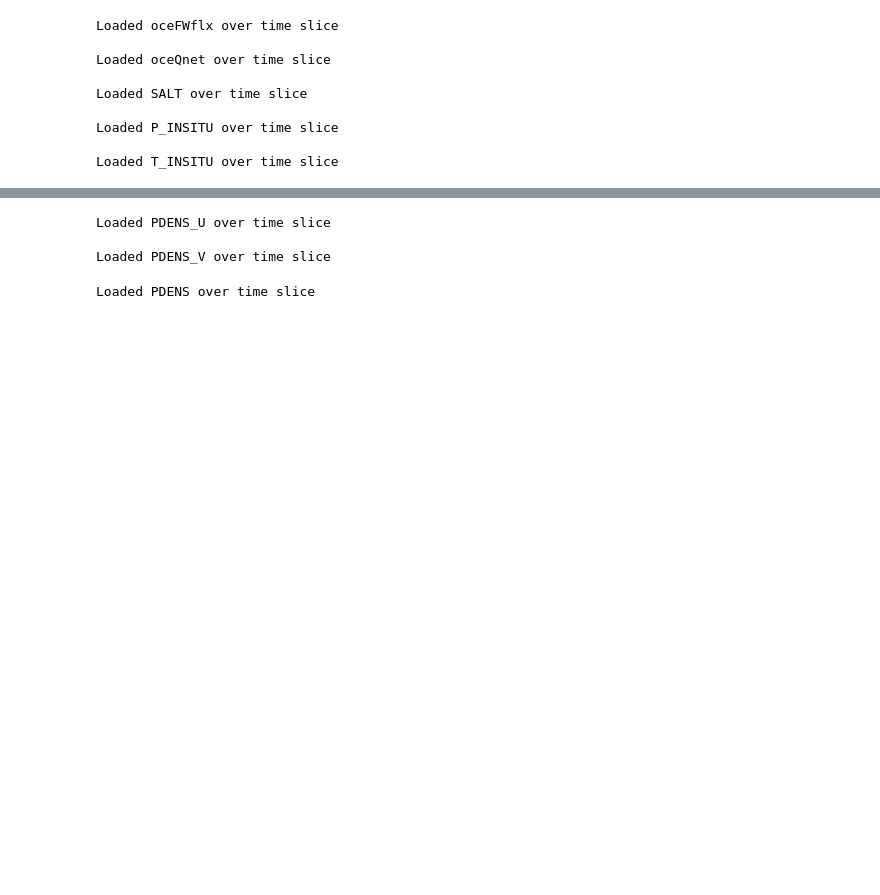
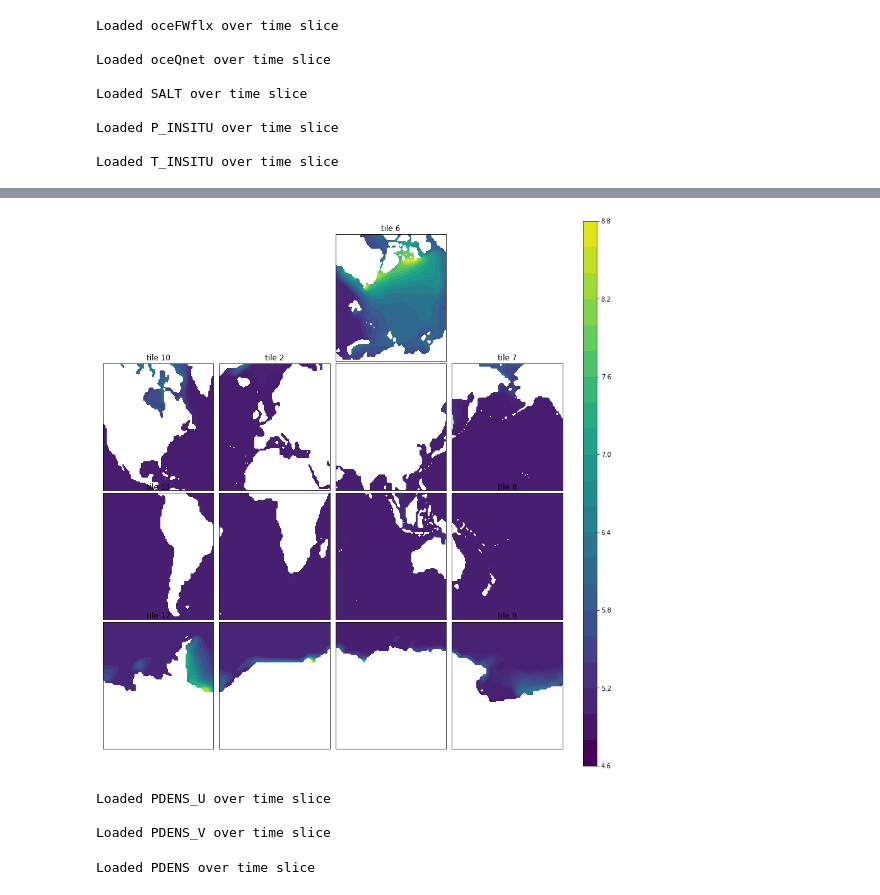
Before and after one commit to tatsumonkman47/ECCO-Cross-Isopycnal-Mixing, a Jupyter notebook: Integrate_Surface_Fluxes.ipynb, the cells around one changed output, grey strips where cells are left out. Drawn from its saved outputs; the diff is of its cells as text; code cells hidden in the pictures; blank space fills up the shorter version.

```diff
--- a/Integrate_Surface_Fluxes.ipynb
+++ b/Integrate_Surface_Fluxes.ipynb
@@ -74,3 +74,6 @@ Loaded SALT over time slice
 Loaded P_INSITU over time slice
 
 Loaded T_INSITU over time slice
+# %%
+plotting_functions.world_plot(P_INSITU.P_INSITU.isel(time=0))
+# %% [output]
@@ -77,3 +81,4 @@ Loaded T_INSITU over time slice
+[figure, added]
 # %%
 PDENS_U = open_datasets.open_combine_raw_ECCO_tile_files(data_dir,"PDENS_U",time_slice,rename_indices=False).isel(k=0)
 PDENS_V = open_datasets.open_combine_raw_ECCO_tile_files(data_dir,"PDENS_V",time_slice,rename_indices=False).isel(k=0)
```
Also changed, not shown: parts of 8 cells of this notebook.
